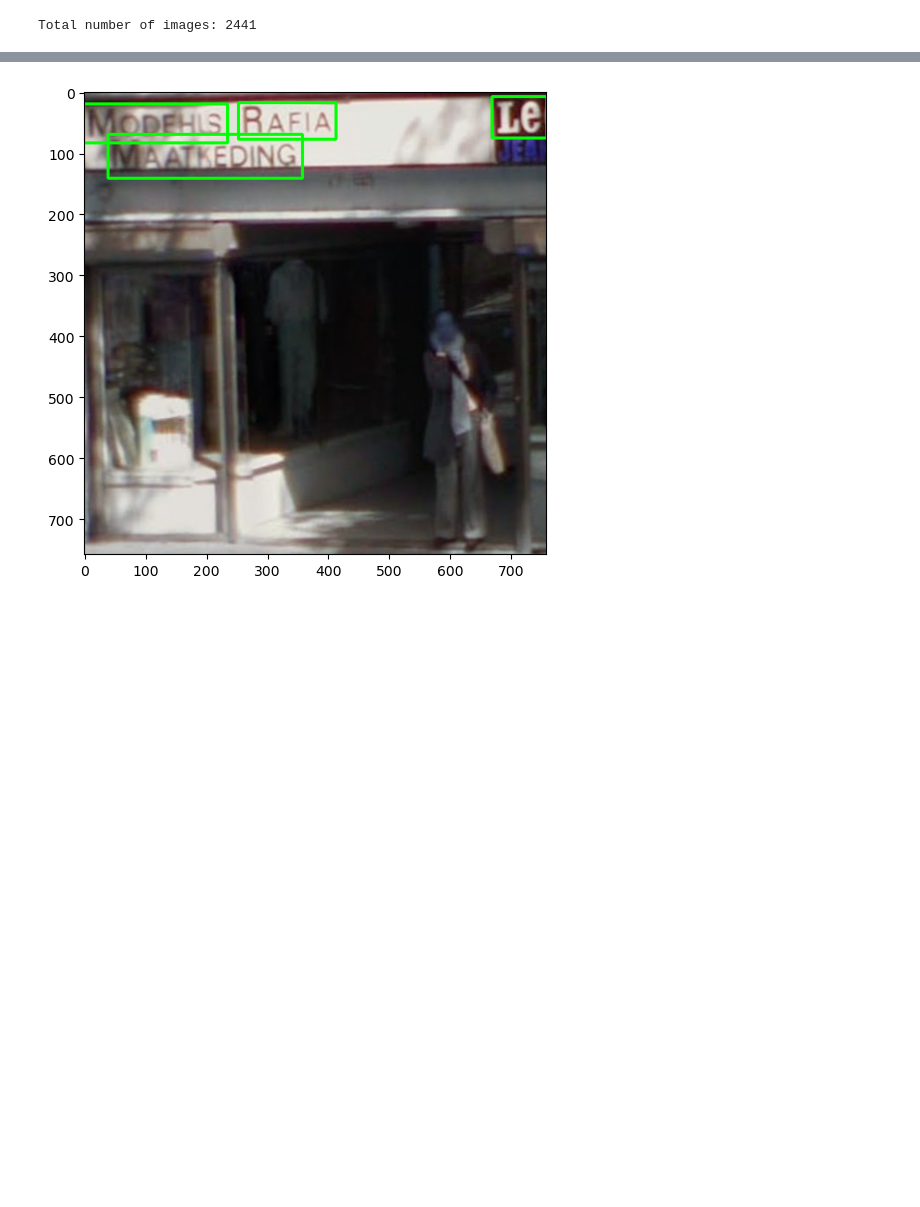
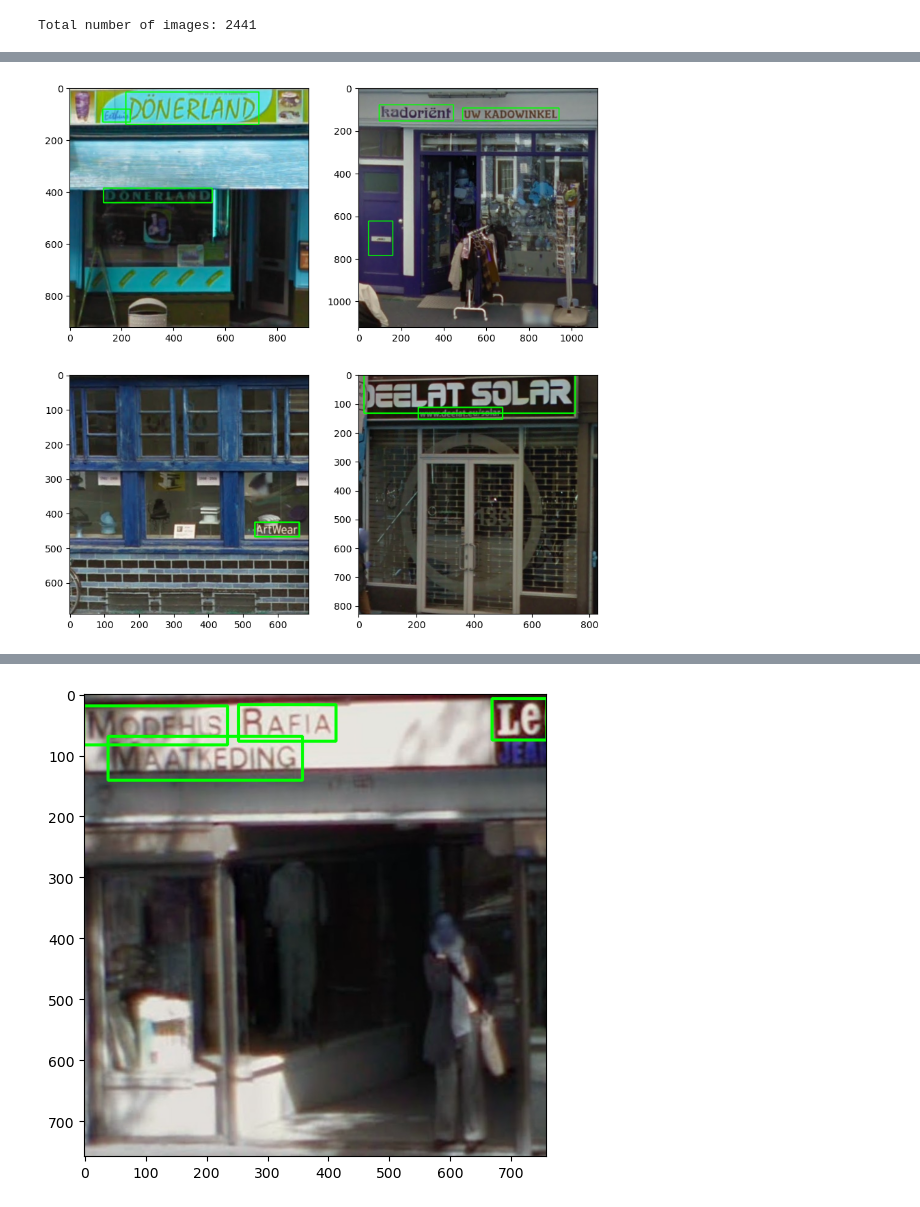
Before and after one commit to atran13/MSc-Thesis-Signs-of-Gentrification, a Jupyter notebook: EasyOCR Text detection.ipynb, the cells around one changed output, grey strips where cells are left out. Drawn from its saved outputs; the diff is of its cells as text; code cells hidden in the pictures; blank space fills up the shorter version.

```diff
--- a/EasyOCR Text detection.ipynb
+++ b/EasyOCR Text detection.ipynb
@@ -39,4 +38,0 @@ plt.show()
-# %%
-for img in test_img:
-    result = reader.detect(img)
-# result
@@ -50,0 +39,28 @@ result
+# %%
+fig = plt.figure(figsize=(10,10))
+rows, cols = 2, 2
+
+for i in range(0, cols*rows):
+    fig.add_subplot(rows, cols, i+1)
+
+    result = reader.detect(test_imgs[i])
+
+    result_vis = test_imgs[i]
+    spacer = 100
+
+    for box in result[0][0]:
+        top_left = (box[0], box[2])
+        bottom_right = (box[1], box[3])
+        result_vis = cv2.rectangle(result_vis,top_left,bottom_right,(0,255,0),3)
+        spacer+=15
+
+    for box in result[1][0]:
+        top_left = tuple(int(i) for i in box[0])
+        bottom_right = tuple(int(i) for i in box[2])
+        result_vis = cv2.rectangle(result_vis,top_left,bottom_right,(0,255,0),3)
+        spacer+=15
+
+    plt.imshow(result_vis)
+plt.show()
+# %% [output]
+[figure, added]
```
Also changed, not shown: parts of 4 cells of this notebook.
